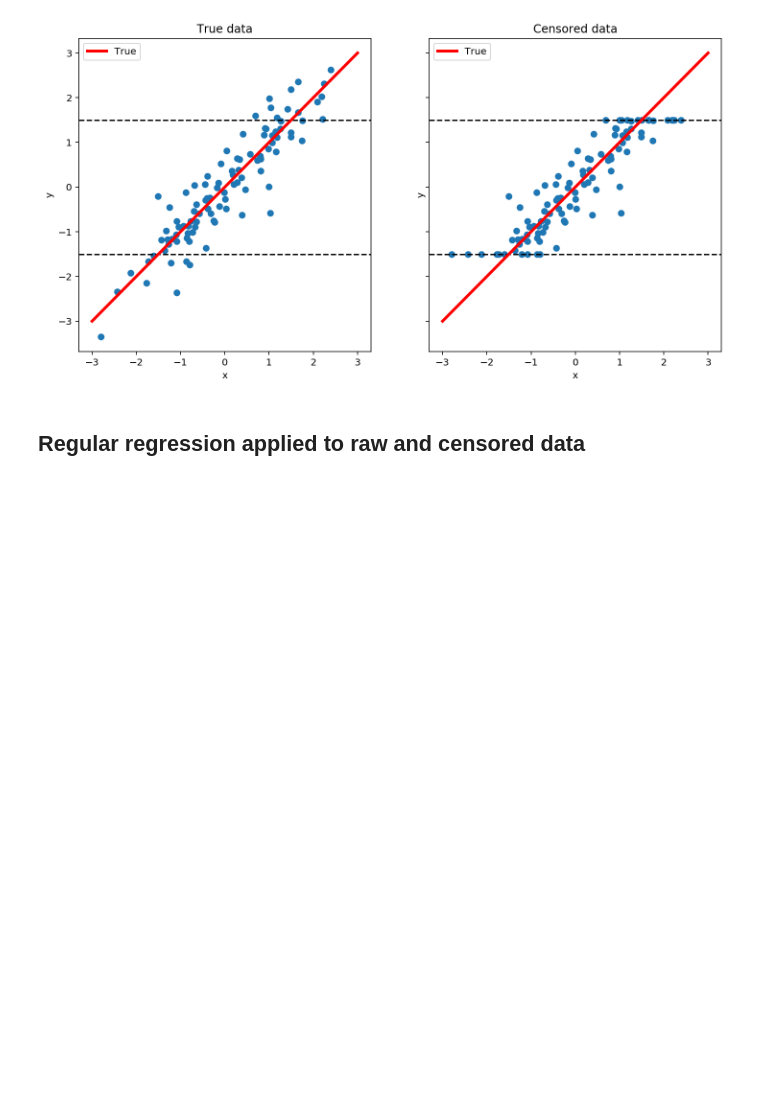
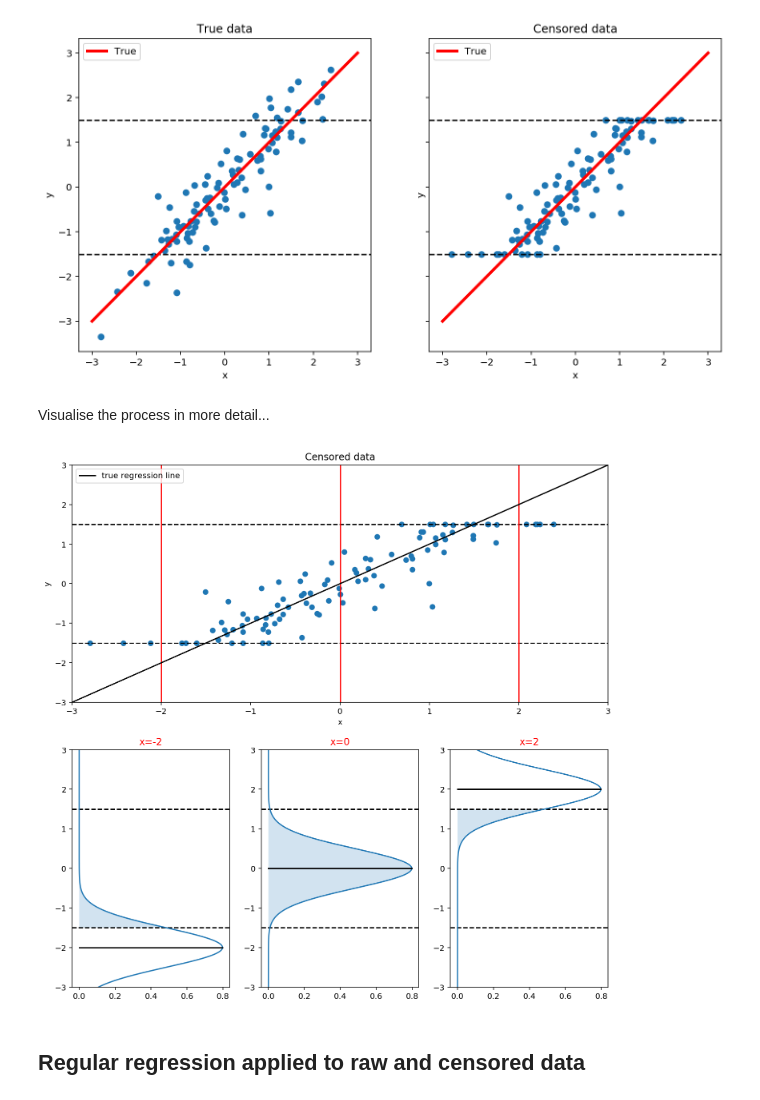
Before and after one commit to drbenvincent/pymc3-demo-code, a Jupyter notebook: censored_regression_pymc3.ipynb, the cells around one changed output. Drawn from its saved outputs; the diff is of its cells as text; code cells hidden in the pictures; blank space fills up the shorter version.

Commit message:
update censored regression notebook

```diff
--- a/censored_regression_pymc3.ipynb
+++ b/censored_regression_pymc3.ipynb
@@ -108,7 +109,7 @@ def plot_data(x, y, ax=None):
     ax.scatter(x, y)
     for bound in censor_bounds:
         ax.axhline(y=bound, c="k", ls="--")
-    ax.set(title="True data", xlabel="x", ylabel="y")
+    ax.set(xlabel="x", ylabel="y")
     return ax
 
 
@@ -124,6 +125,51 @@ ax[1].set(title="Censored data", xlabel="x", ylabel="y")
 # %% [output]
 [Text(0, 0.5, 'y'), Text(0.5, 0, 'x'), Text(0.5, 1.0, 'Censored data')]
 [figure]
+# %% [markdown]
+Visualise the process in more detail...
+# %%
+fig, ax = plt.subplots(figsize=(12, 12))
+
+# plot data
+ax1 = plt.subplot(2, 1, 1)
+_ = plot_data(xc, yc, ax=ax1)
+# plot cross sections
+x_sections = [-2, 0, 2]
+for _x in x_sections:
+    ax1.axvline(x=_x, c="r")
+
+ax1.plot([-3, 3], [-3, 3], "k", label="true regression line")
+ax1.set(title="Censored data", xlim=(-3, 3), ylim=(-3, 3))
+ax1.legend()
+
+
+def plot_cross_section(ax, x, μ):
+    ax.set(ylim=(-3, 3))
+    ax.set_title(f"x={x}", color="r")
+    # plot bounds
+    for bound in censor_bounds:
+        ax.axhline(y=bound, c="k", ls="--")
+    # plot normal distribution
+    y = np.linspace(-3, 3, 500)
+    x = norm.pdf(y, loc=μ, scale=0.5)
+    ax.plot(x, y)
+    ax.fill_betweenx(
+        y, 0, x, where=(y > censor_bounds[0]) & (y < censor_bounds[1]), alpha=0.2
+    )
+    # plot line to mu
+    ax.plot([0, np.max(x)], [μ, μ], "k")
+
+
+ax2 = plt.subplot(2, 3, 4)
+plot_cross_section(ax2, x=-2, μ=-2)
+
+ax3 = plt.subplot(2, 3, 5)
+plot_cross_section(ax3, x=0, μ=0)
+
+ax4 = plt.subplot(2, 3, 6)
+plot_cross_section(ax4, x=2, μ=2)
+# %% [output]
+[figure, added]
 # %% [markdown]
 ## Regular regression applied to raw and censored data
 # %%
```
Also changed, not shown: parts of 29 cells of this notebook.
